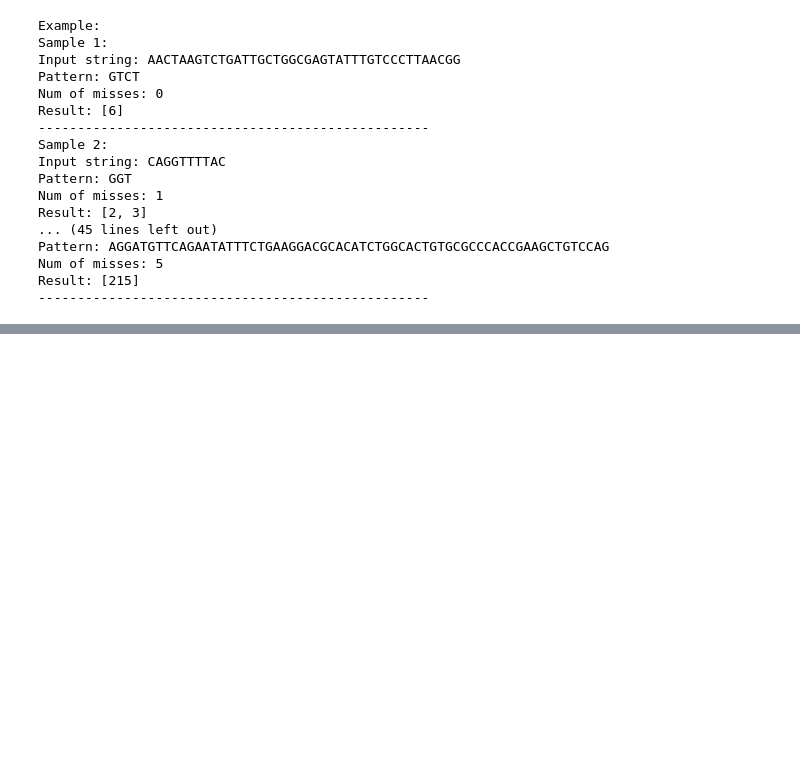
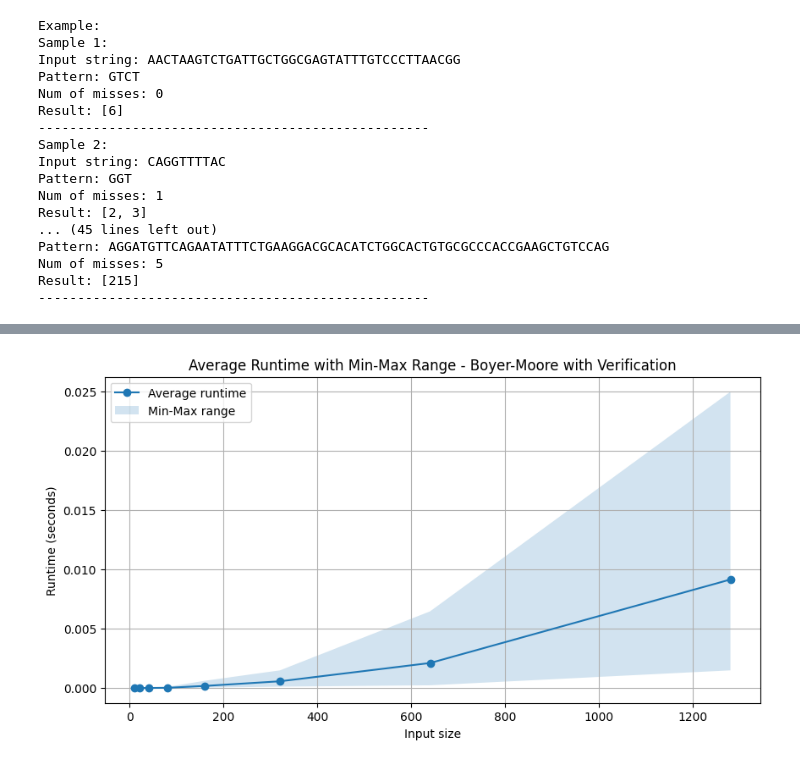
Before and after one commit to ntrThanh/dna-matching, a Jupyter notebook: experiments/ntthanh/experiment.ipynb, the cells around one changed output, grey strips where cells are left out. Saved outputs shown, nothing was run; the diff lists cells and outputs as text; code cells hidden in the pictures; blank space fills up the shorter version.

```diff
--- a/experiments/ntthanh/experiment.ipynb
+++ b/experiments/ntthanh/experiment.ipynb
@@ -90,0 +319,26 @@ Result: [215]
+# %%
+plt.figure(figsize=(10, 5))
+
+plt.plot(
+    summary["input_size"],
+    summary["avg_runtime_sec"],
+    marker="o",
+    label="Average runtime"
+)
+
+plt.fill_between(
+    summary["input_size"],
+    summary["min_runtime_sec"],
+    summary["max_runtime_sec"],
+    alpha=0.2,
+    label="Min-Max range"
+)
+
+plt.xlabel("Input size")
+plt.ylabel("Runtime (seconds)")
+plt.title(f"Average Runtime with Min-Max Range - {algo.name}")
+plt.grid(True)
+plt.legend()
+plt.show()
+# %% [output]
+[figure, added]
```
Also changed, not shown: parts of 11 cells of this notebook, 1 other file.
